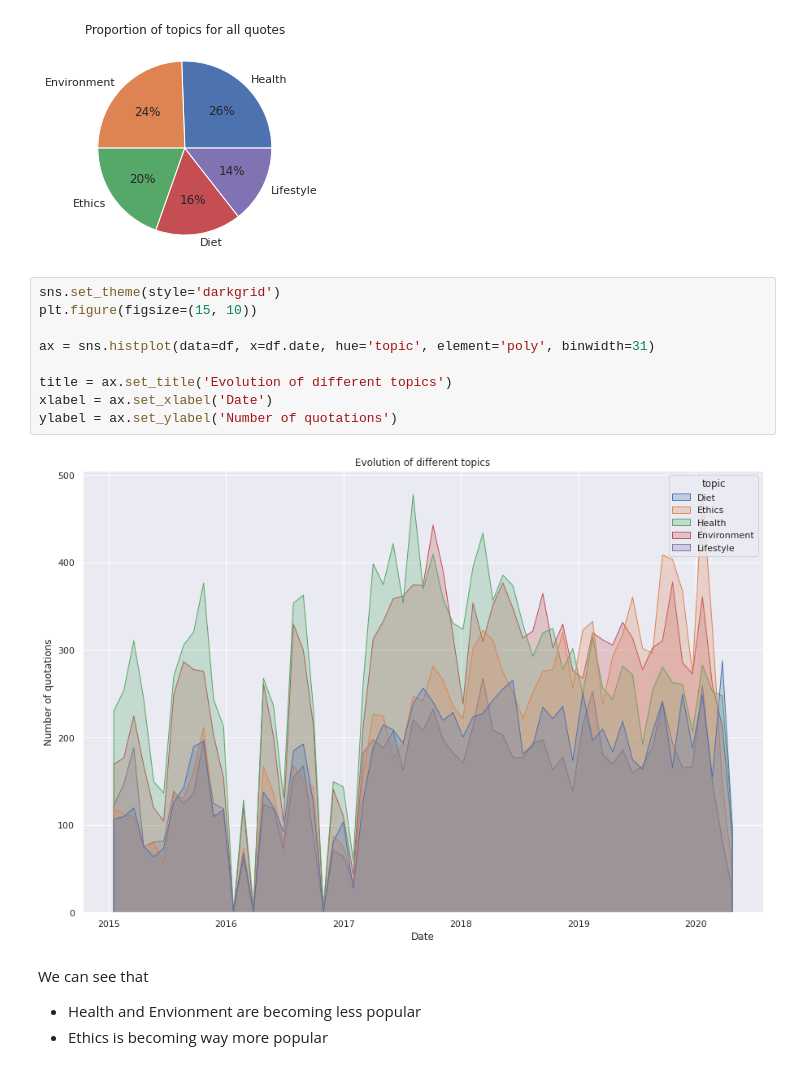
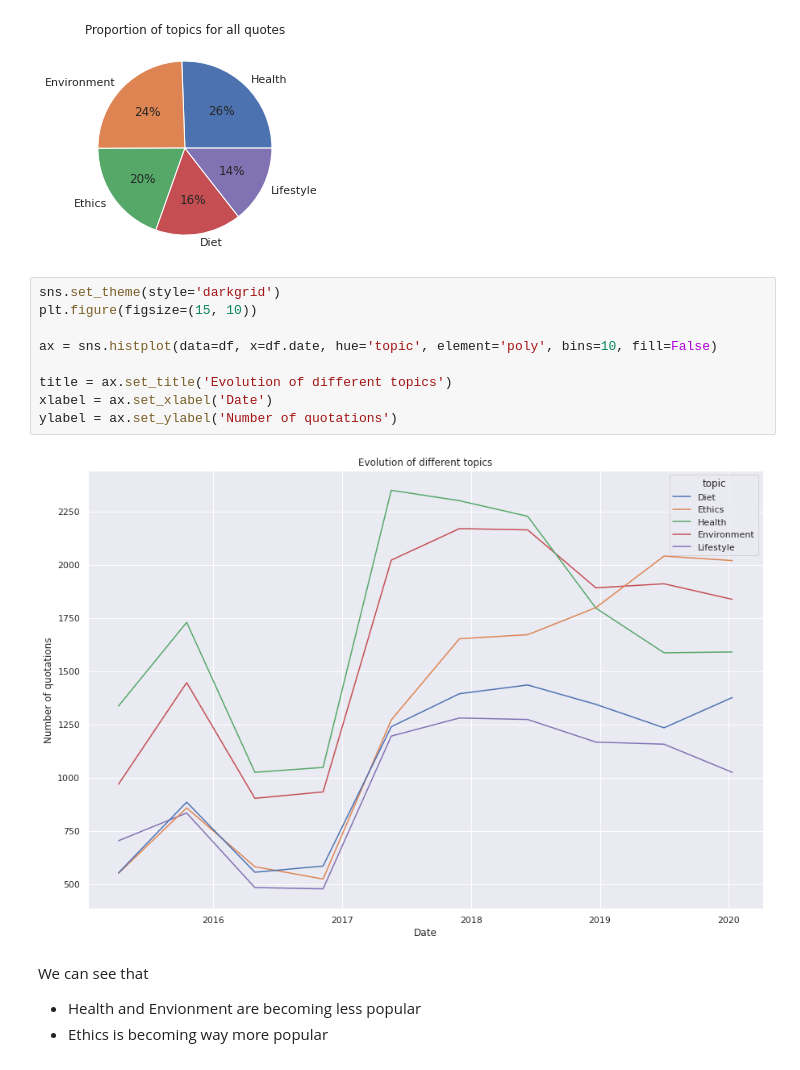
Before and after one commit to epfl-ada/ada-2021-project-nameerror, a Jupyter notebook: notebooks/Related_topics.ipynb, the cells around one changed output. Saved outputs shown, nothing was run; the diff lists cells and outputs as text.

```diff
--- a/notebooks/Related_topics.ipynb
+++ b/notebooks/Related_topics.ipynb
@@ -199,14 +195,14 @@ plt.show()
 # %%
 sns.set_theme(style='darkgrid')
 plt.figure(figsize=(15, 10))
 
-ax = sns.histplot(data=df, x=df.date, hue='topic', element='poly', binwidth=31)
+ax = sns.histplot(data=df, x=df.date, hue='topic', element='poly', bins=10, fill=False)
 
 title = ax.set_title('Evolution of different topics')
 xlabel = ax.set_xlabel('Date')
 ylabel = ax.set_ylabel('Number of quotations')
 # %% [output]
-[figure, old version]
+[figure, new version]
 # %% [markdown]
 We can see that
 - Health and Envionment are becoming less popular
```
Also changed, not shown: parts of 6 cells of this notebook.
